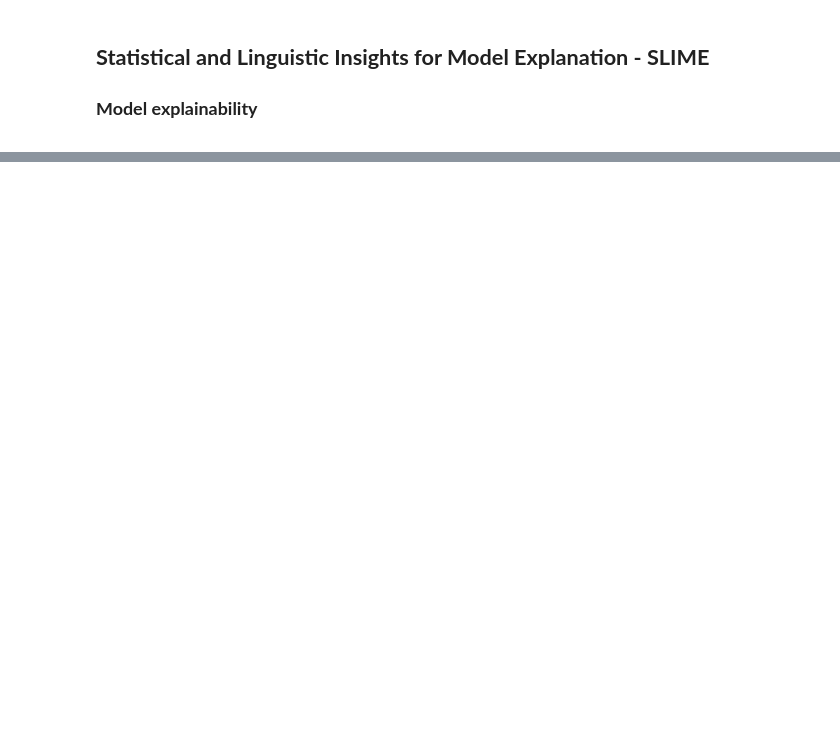
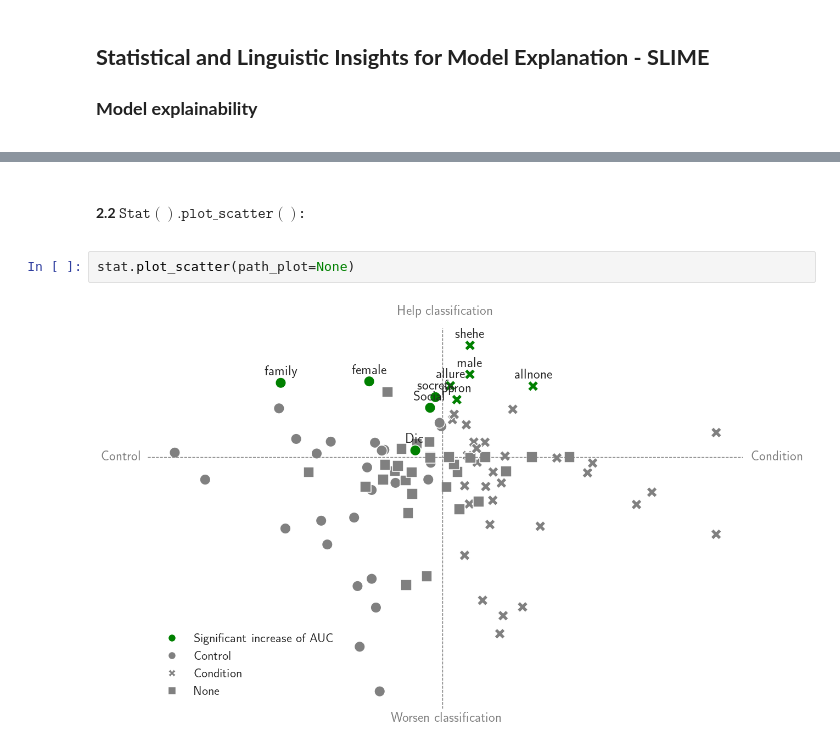
Before and after one commit to marinatrs/slime_nlp, a Jupyter notebook: docs/explainability.ipynb, the cells around one changed output, grey strips where cells are left out. Cells and saved outputs as stored; diff of their text form; blank space fills up the shorter version.

```diff
--- a/docs/explainability.ipynb
+++ b/docs/explainability.ipynb
@@ -106,0 +159,7 @@ Processing: 100.0%
+# %% [markdown]
+#### __2.2 $\mathtt{Stat().plot\_scatter()}$:__
+<font size=3>
+# %%
+stat.plot_scatter(path_plot=None)
+# %% [output]
+[figure, added]
```
Also changed, not shown: parts of 26 cells of this notebook.
